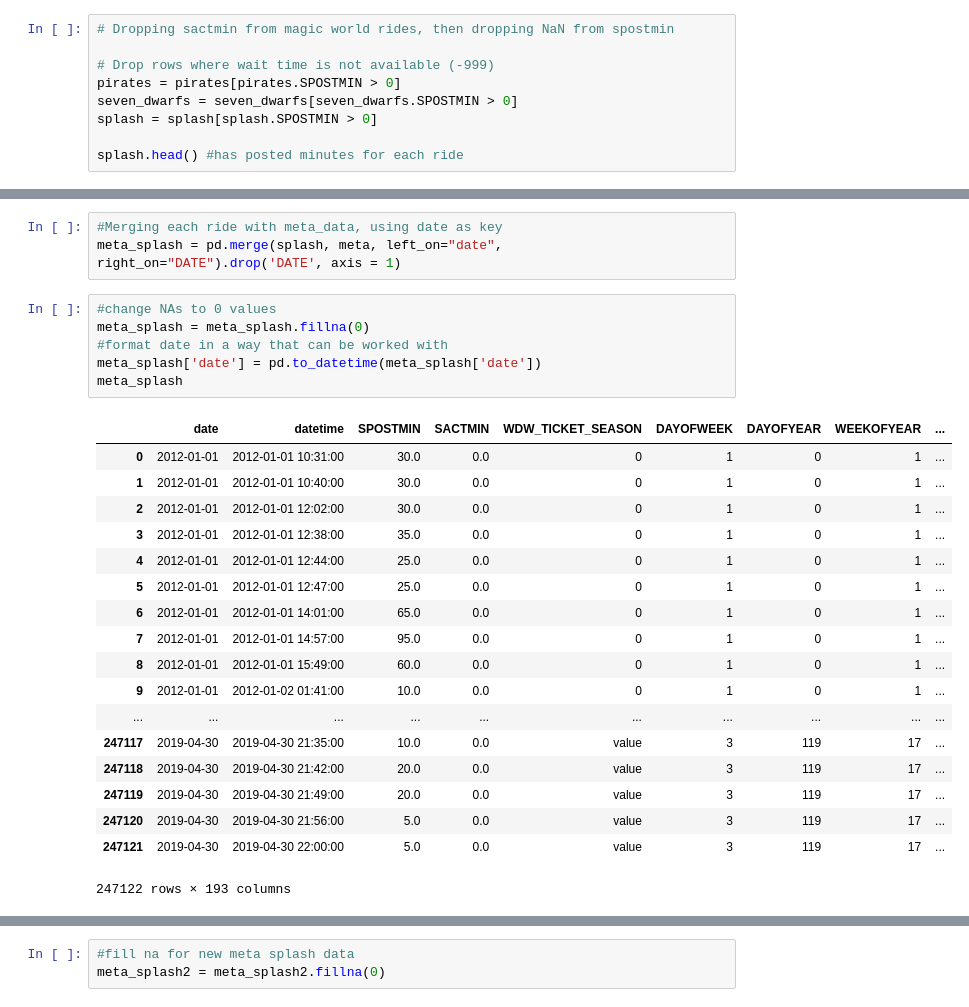
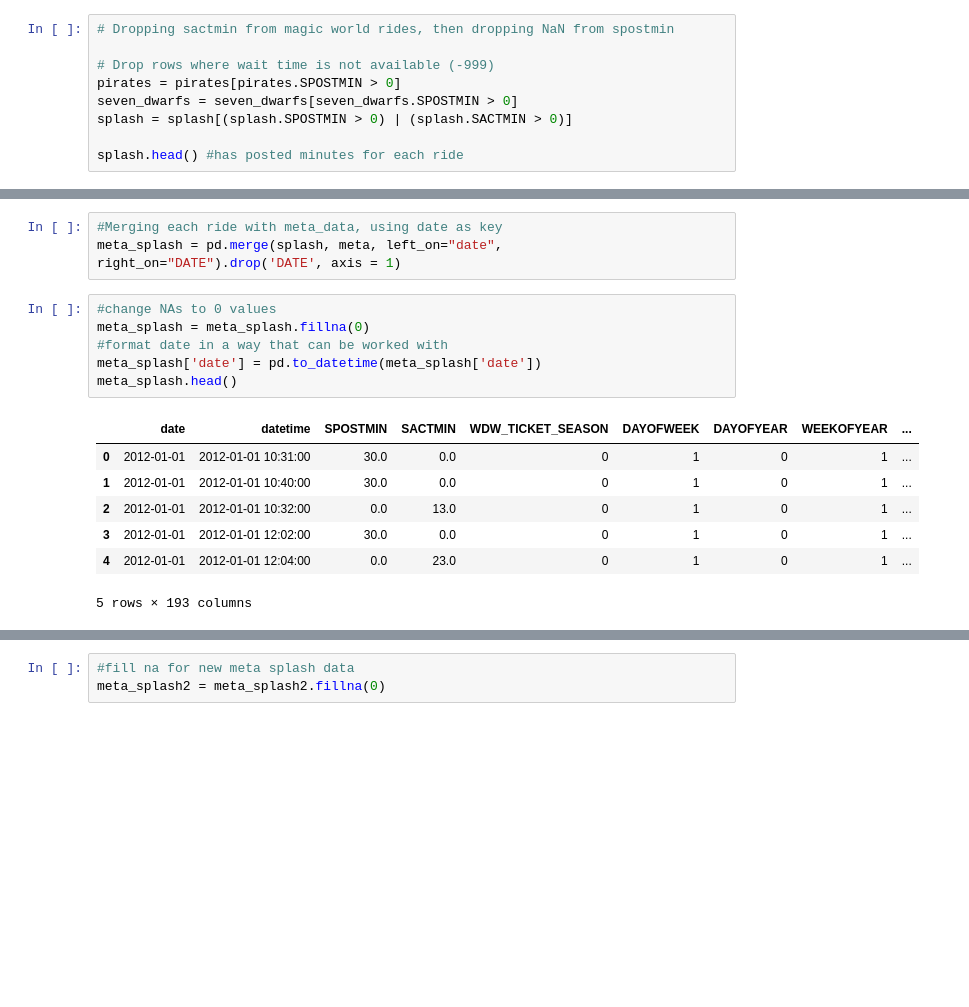
Before and after one commit to daviding11/Splash-Mountain-Wait-Time-Analysis, a Jupyter notebook: Data_Visualization_daviding.ipynb, the cells around one changed output, grey strips where cells are left out. Drawn from its saved outputs; the diff is of its cells as text; blank space fills up the shorter version.

```diff
--- a/Data_Visualization_daviding.ipynb
+++ b/Data_Visualization_daviding.ipynb
@@ -22,7 +22,7 @@ pirates = pd.read_csv('pirates_of_caribbean.csv')
 # Drop rows where wait time is not available (-999)
 pirates = pirates[pirates.SPOSTMIN > 0]
 seven_dwarfs = seven_dwarfs[seven_dwarfs.SPOSTMIN > 0]
-splash = splash[splash.SPOSTMIN > 0]
+splash = splash[(splash.SPOSTMIN > 0) | (splash.SACTMIN > 0)]
 
 splash.head() #has posted minutes for each ride
 # %% [output]
@@ -40,28 +40,17 @@ meta_splash = pd.merge(splash, meta, left_on="date", right_on="DATE").drop('DATE
 # %%
 #change NAs to 0 values
 meta_splash = meta_splash.fillna(0)
 #format date in a way that can be worked with
 meta_splash['date'] = pd.to_datetime(meta_splash['date'])
-meta_splash
+meta_splash.head()
 # %% [output]
 |  | date | datetime | SPOSTMIN | SACTMIN | WDW_TICKET_SEASON | DAYOFWEEK | DAYOFYEAR | WEEKOFYEAR | ... |
 | 0 | 2012-01-01 | 2012-01-01 10:31:00 | 30.0 | 0.0 | 0 | 1 | 0 | 1 | ... |
 | 1 | 2012-01-01 | 2012-01-01 10:40:00 | 30.0 | 0.0 | 0 | 1 | 0 | 1 | ... |
-| 2 | 2012-01-01 | 2012-01-01 12:02:00 | 30.0 | 0.0 | 0 | 1 | 0 | 1 | ... |
-| 3 | 2012-01-01 | 2012-01-01 12:38:00 | 35.0 | 0.0 | 0 | 1 | 0 | 1 | ... |
-| 4 | 2012-01-01 | 2012-01-01 12:44:00 | 25.0 | 0.0 | 0 | 1 | 0 | 1 | ... |
-| 5 | 2012-01-01 | 2012-01-01 12:47:00 | 25.0 | 0.0 | 0 | 1 | 0 | 1 | ... |
-| 6 | 2012-01-01 | 2012-01-01 14:01:00 | 65.0 | 0.0 | 0 | 1 | 0 | 1 | ... |
-| 7 | 2012-01-01 | 2012-01-01 14:57:00 | 95.0 | 0.0 | 0 | 1 | 0 | 1 | ... |
-| 8 | 2012-01-01 | 2012-01-01 15:49:00 | 60.0 | 0.0 | 0 | 1 | 0 | 1 | ... |
-| 9 | 2012-01-01 | 2012-01-02 01:41:00 | 10.0 | 0.0 | 0 | 1 | 0 | 1 | ... |
-| ... | ... | ... | ... | ... | ... | ... | ... | ... | ... |
-| 247117 | 2019-04-30 | 2019-04-30 21:35:00 | 10.0 | 0.0 | value | 3 | 119 | 17 | ... |
-| 247118 | 2019-04-30 | 2019-04-30 21:42:00 | 20.0 | 0.0 | value | 3 | 119 | 17 | ... |
-| 247119 | 2019-04-30 | 2019-04-30 21:49:00 | 20.0 | 0.0 | value | 3 | 119 | 17 | ... |
-| 247120 | 2019-04-30 | 2019-04-30 21:56:00 | 5.0 | 0.0 | value | 3 | 119 | 17 | ... |
-| 247121 | 2019-04-30 | 2019-04-30 22:00:00 | 5.0 | 0.0 | value | 3 | 119 | 17 | ... |
+| 2 | 2012-01-01 | 2012-01-01 10:32:00 | 0.0 | 13.0 | 0 | 1 | 0 | 1 | ... |
+| 3 | 2012-01-01 | 2012-01-01 12:02:00 | 30.0 | 0.0 | 0 | 1 | 0 | 1 | ... |
+| 4 | 2012-01-01 | 2012-01-01 12:04:00 | 0.0 | 23.0 | 0 | 1 | 0 | 1 | ... |
-247122 rows × 193 columns
+5 rows × 193 columns
 # %%
 #avg of posted wait times by day in meta_splash
 sum_by_day = meta_splash.groupby('date')['SPOSTMIN'].mean()
```
Also changed, not shown: parts of 7 cells of this notebook, 2 other files.
